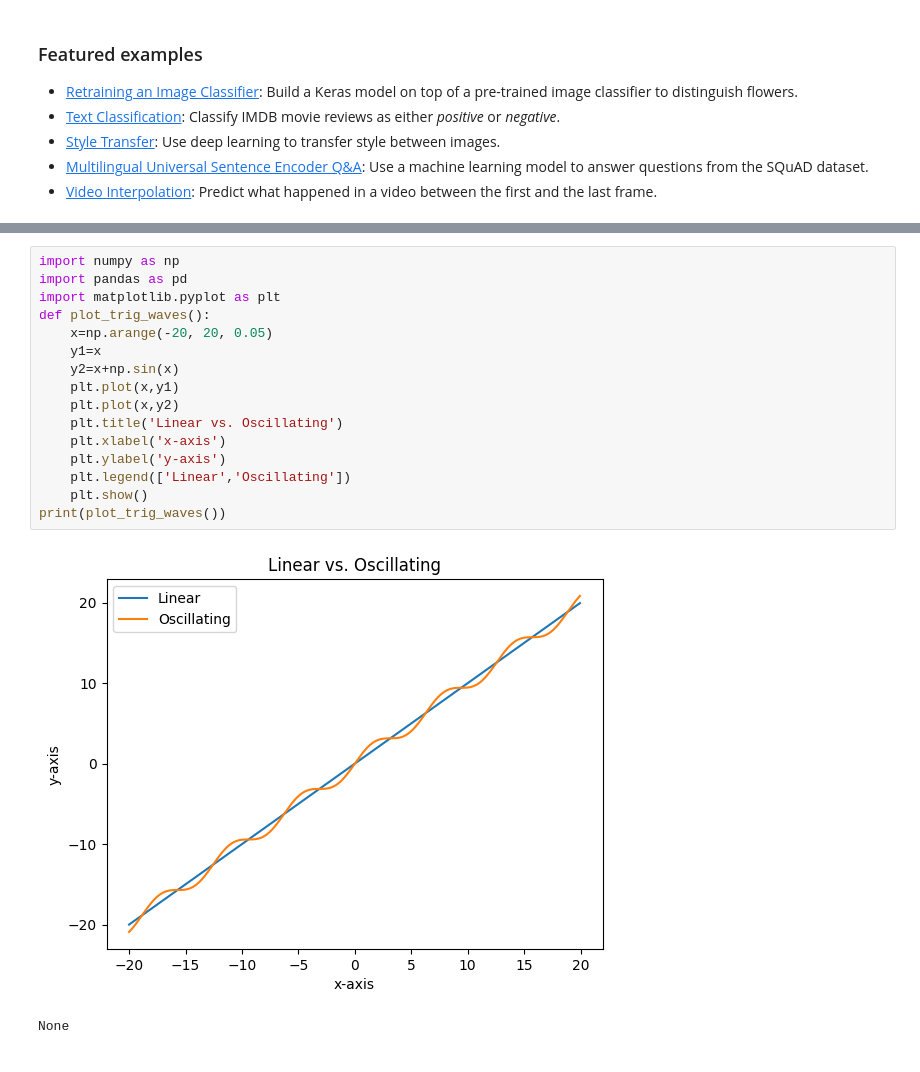
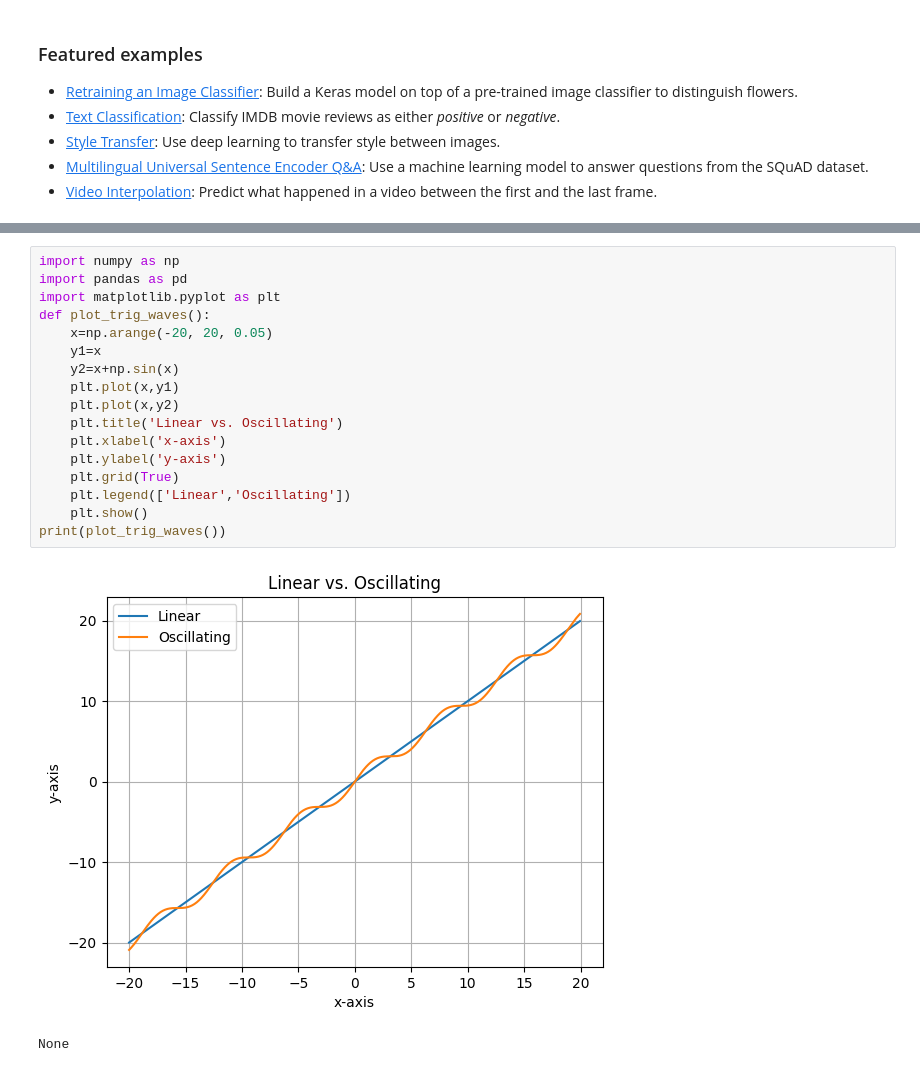
Before and after one commit to SophiaJoseph888/starter-programming-in-science-lab-2, a Jupyter notebook: Welcome_To_Colab.ipynb, the cells around one changed output, grey strips where cells are left out. Cells and saved outputs as stored; diff of their text form.

```diff
--- a/Welcome_To_Colab.ipynb
+++ b/Welcome_To_Colab.ipynb
@@ -231,19 +232,20 @@ None
 # %%
 import numpy as np
 import pandas as pd
 import matplotlib.pyplot as plt
 def plot_trig_waves():
     x=np.arange(-20, 20, 0.05)
     y1=x
     y2=x+np.sin(x)
     plt.plot(x,y1)
     plt.plot(x,y2)
     plt.title('Linear vs. Oscillating')
     plt.xlabel('x-axis')
     plt.ylabel('y-axis')
+    plt.grid(True)
     plt.legend(['Linear','Oscillating'])
     plt.show()
 print(plot_trig_waves())
 # %% [output]
-[figure, old version]
+[figure, new version]
 None
```
Also changed, not shown: parts of 5 cells of this notebook.
